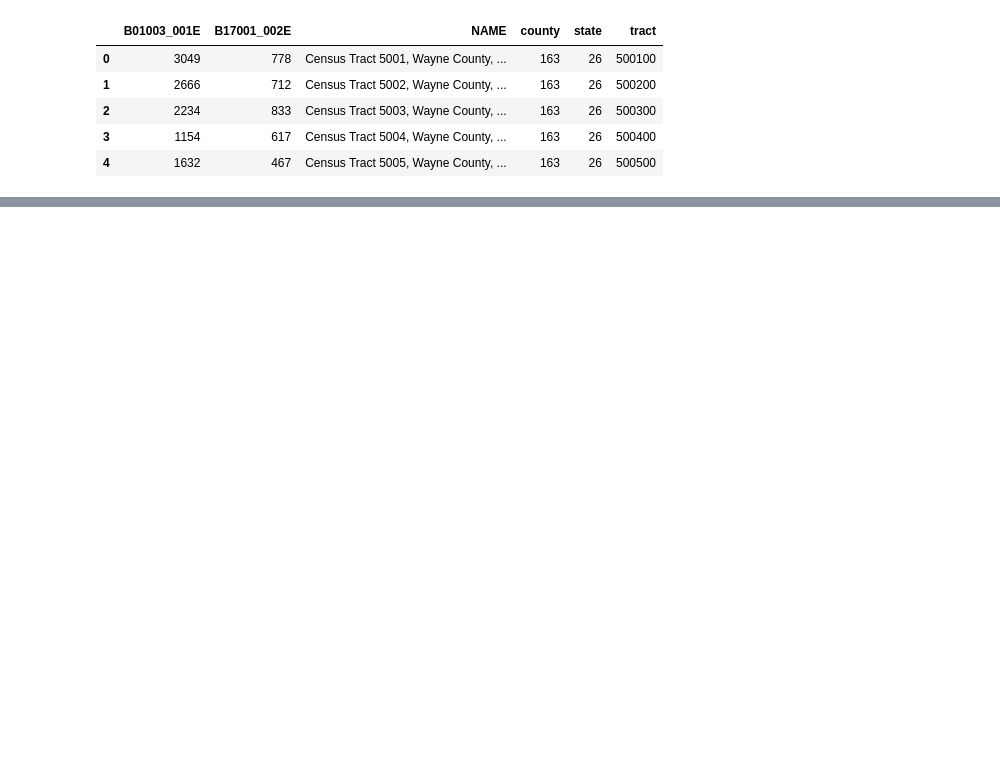
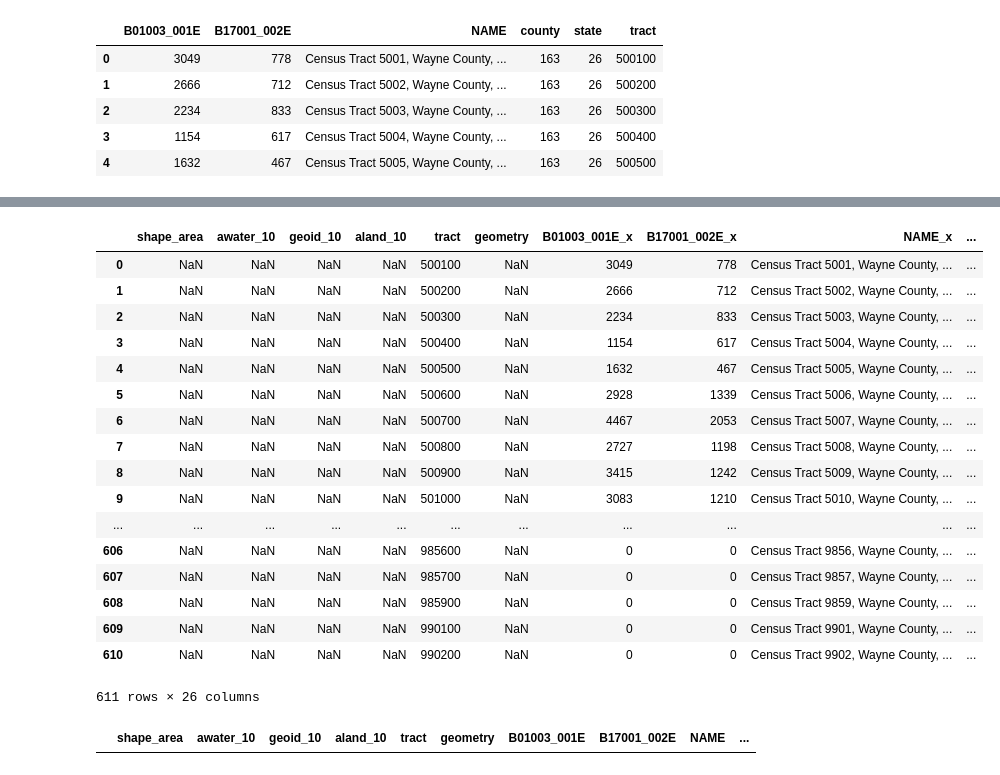
Before and after one commit to biskwikman/detroit-transport-access, a Jupyter notebook: census-api.ipynb, the cells around one changed output, grey strips where cells are left out. Saved outputs shown, nothing was run; the diff lists cells and outputs as text; code cells hidden in the pictures; blank space fills up the shorter version.

Commit message:
joined data in detroit-data

```diff
--- a/census-api.ipynb
+++ b/census-api.ipynb
@@ -20,0 +28,4 @@ pov_df.head()
+# %%
+##Read geojson
+tracts = gp.read_file("./detroit-tracts.geojson")
+tracts.head()
@@ -20,0 +39,5 @@ pov_df.head()
+# %%
+##drop unnecessary columns
+tracts = tracts.drop(tracts.columns[np.r_[0, 1, 2, 5, 7, 8, 11, 12, 13]], axis=1)
+tracts = tracts.rename({'tractce_10':'tract'}, axis=1)
+tracts.head()
@@ -20,0 +51,29 @@ pov_df.head()
+# %%
+##joining data. Need to make tract column name same in both datasets first
+tracts = tracts.merge(pov_df, on="tract", how='right')
+tracts
+# %% [output]
+|  | shape_area | awater_10 | geoid_10 | aland_10 | tract | geometry | B01003_001E_x | B17001_002E_x | NAME_x | ... |
+| 0 | NaN | NaN | NaN | NaN | 500100 | NaN | 3049 | 778 | Census Tract 5001, Wayne County, ... | ... |
+| 1 | NaN | NaN | NaN | NaN | 500200 | NaN | 2666 | 712 | Census Tract 5002, Wayne County, ... | ... |
+| 2 | NaN | NaN | NaN | NaN | 500300 | NaN | 2234 | 833 | Census Tract 5003, Wayne County, ... | ... |
+| 3 | NaN | NaN | NaN | NaN | 500400 | NaN | 1154 | 617 | Census Tract 5004, Wayne County, ... | ... |
+| 4 | NaN | NaN | NaN | NaN | 500500 | NaN | 1632 | 467 | Census Tract 5005, Wayne County, ... | ... |
+| 5 | NaN | NaN | NaN | NaN | 500600 | NaN | 2928 | 1339 | Census Tract 5006, Wayne County, ... | ... |
+| 6 | NaN | NaN | NaN | NaN | 500700 | NaN | 4467 | 2053 | Census Tract 5007, Wayne County, ... | ... |
+| 7 | NaN | NaN | NaN | NaN | 500800 | NaN | 2727 | 1198 | Census Tract 5008, Wayne County, ... | ... |
+| 8 | NaN | NaN | NaN | NaN | 500900 | NaN | 3415 | 1242 | Census Tract 5009, Wayne County, ... | ... |
+| 9 | NaN | NaN | NaN | NaN | 501000 | NaN | 3083 | 1210 | Census Tract 5010, Wayne County, ... | ... |
+| ... | ... | ... | ... | ... | ... | ... | ... | ... | ... | ... |
+| 606 | NaN | NaN | NaN | NaN | 985600 | NaN | 0 | 0 | Census Tract 9856, Wayne County, ... | ... |
+| 607 | NaN | NaN | NaN | NaN | 985700 | NaN | 0 | 0 | Census Tract 9857, Wayne County, ... | ... |
+| 608 | NaN | NaN | NaN | NaN | 985900 | NaN | 0 | 0 | Census Tract 9859, Wayne County, ... | ... |
+| 609 | NaN | NaN | NaN | NaN | 990100 | NaN | 0 | 0 | Census Tract 9901, Wayne County, ... | ... |
+| 610 | NaN | NaN | NaN | NaN | 990200 | NaN | 0 | 0 | Census Tract 9902, Wayne County, ... | ... |
+611 rows × 26 columns
+# %%
+##make so shape_area is a number
+if tracts.shape_area is float:
+    tracts[tracts.shape_area]
+# %% [output]
+|  | shape_area | awater_10 | geoid_10 | aland_10 | tract | geometry | B01003_001E | B17001_002E | NAME | ... |
```
Also changed, not shown: parts of 6 cells of this notebook, 3 other files.
